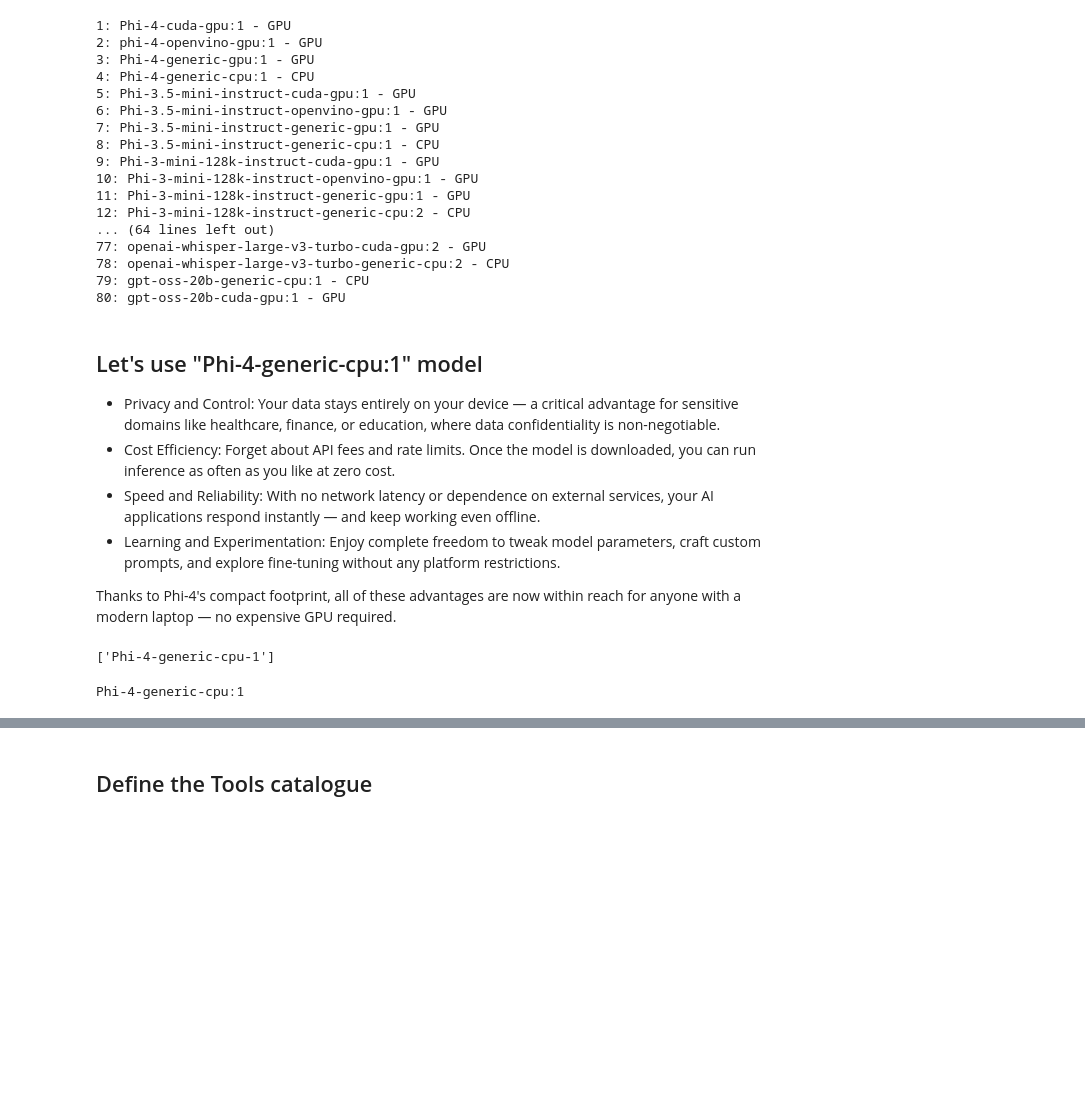
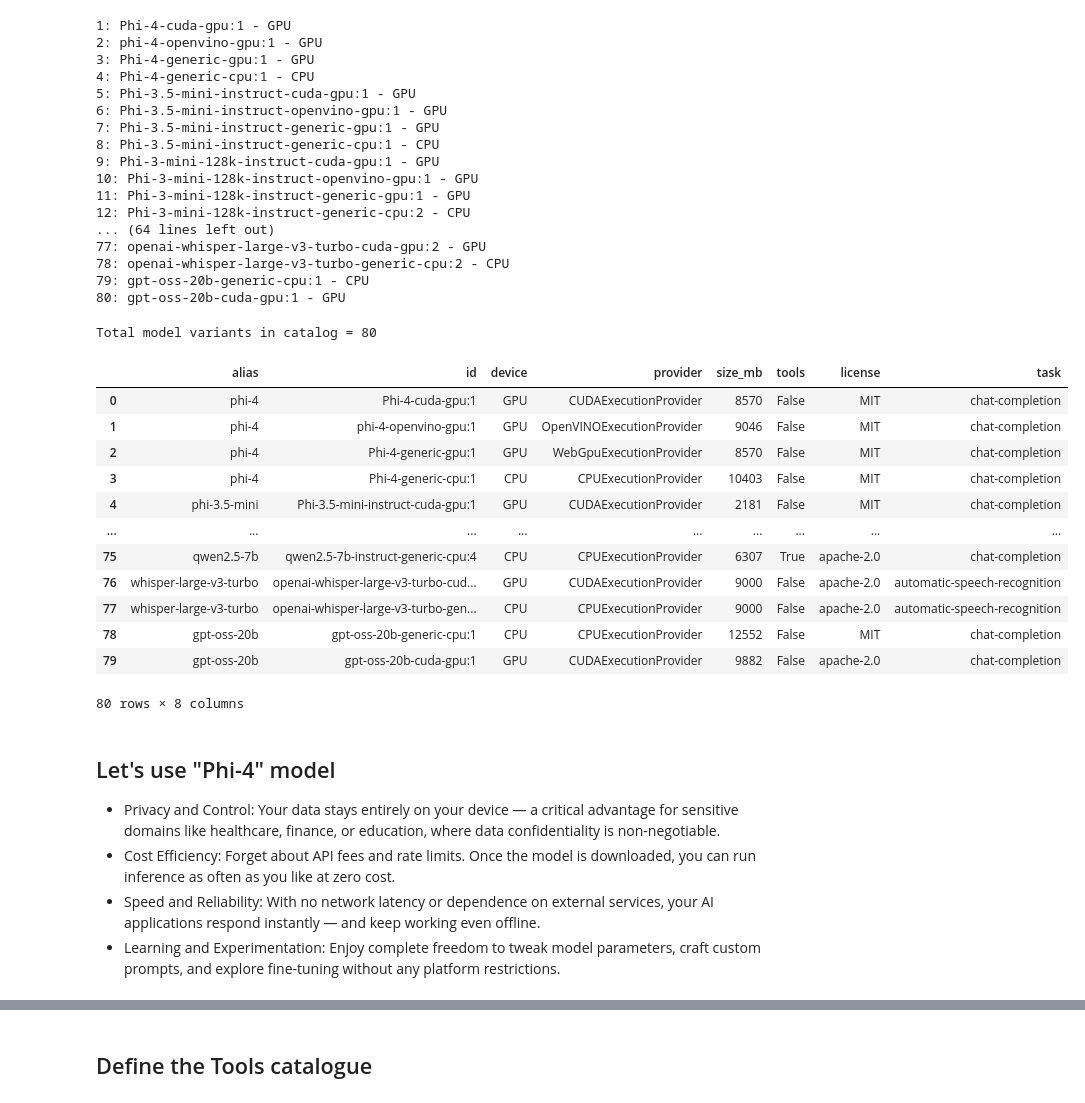
Before and after one commit to retkowsky/foundry-local, a Jupyter notebook: 05 Advanced Function Calling with Foundry Local.ipynb, the cells around one changed output, grey strips where cells are left out. Drawn from its saved outputs; the diff is of its cells as text; code cells hidden in the pictures; blank space fills up the shorter version.

```diff
--- a/05 Advanced Function Calling with Foundry Local.ipynb
+++ b/05 Advanced Function Calling with Foundry Local.ipynb
@@ -130,12 +140,44 @@ for idx, model in enumerate(catalog, start=1):
 78: openai-whisper-large-v3-turbo-generic-cpu:2 - CPU
 79: gpt-oss-20b-generic-cpu:1 - CPU
 80: gpt-oss-20b-cuda-gpu:1 - GPU
+# %%
+def models_to_df(models):
+    """Convert a list of FoundryModelInfo objects into a clean DataFrame."""
+    return pd.DataFrame([{
+        "alias": m.alias,
+        "id": m.id,
+        "device": m.device_type.value,
+        "provider": m.execution_provider,
+        "size_mb": m.file_size_mb,
+        "tools": m.supports_tool_calling,
+        "license": m.license,
+        "task": m.task,
+    } for m in models])
+# %%
+catalog = manager.list_catalog_models()
+print(f"Total model variants in catalog = {len(catalog)}")
+
+df_catalog = models_to_df(catalog)
+df_catalog
+# %% [output]
+Total model variants in catalog = 80
+|  | alias | id | device | provider | size_mb | tools | license | task |
+| 0 | phi-4 | Phi-4-cuda-gpu:1 | GPU | CUDAExecutionProvider | 8570 | False | MIT | chat-completion |
+| 1 | phi-4 | phi-4-openvino-gpu:1 | GPU | OpenVINOExecutionProvider | 9046 | False | MIT | chat-completion |
+| 2 | phi-4 | Phi-4-generic-gpu:1 | GPU | WebGpuExecutionProvider | 8570 | False | MIT | chat-completion |
+| 3 | phi-4 | Phi-4-generic-cpu:1 | CPU | CPUExecutionProvider | 10403 | False | MIT | chat-completion |
+| 4 | phi-3.5-mini | Phi-3.5-mini-instruct-cuda-gpu:1 | GPU | CUDAExecutionProvider | 2181 | False | MIT | chat-completion |
+| ... | ... | ... | ... | ... | ... | ... | ... | ... |
+| 75 | qwen2.5-7b | qwen2.5-7b-instruct-generic-cpu:4 | CPU | CPUExecutionProvider | 6307 | True | apache-2.0 | chat-completion |
+| 76 | whisper-large-v3-turbo | openai-whisper-large-v3-turbo-cud... | GPU | CUDAExecutionProvider | 9000 | False | apache-2.0 | automatic-speech-recognition |
+| 77 | whisper-large-v3-turbo | openai-whisper-large-v3-turbo-gen... | CPU | CPUExecutionProvider | 9000 | False | apache-2.0 | automatic-speech-recognition |
+| 78 | gpt-oss-20b | gpt-oss-20b-generic-cpu:1 | CPU | CPUExecutionProvider | 12552 | False | MIT | chat-completion |
+| 79 | gpt-oss-20b | gpt-oss-20b-cuda-gpu:1 | GPU | CUDAExecutionProvider | 9882 | False | apache-2.0 | chat-completion |
+80 rows × 8 columns
 # %% [markdown]
-## Let's use "Phi-4-generic-cpu:1" model
+## Let's use "Phi-4" model
 
 - Privacy and Control: Your data stays entirely on your device — a critical advantage for sensitive domains like healthcare, finance, or education, where data confidentiality is non-negotiable.
 - Cost Efficiency: Forget about API fees and rate limits. Once the model is downloaded, you can run inference as often as you like at zero cost.
 - Speed and Reliability: With no network latency or dependence on external services, your AI applications respond instantly — and keep working even offline.
 - Learning and Experimentation: Enjoy complete freedom to tweak model parameters, craft custom prompts, and explore fine-tuning without any platform restrictions.
-
-Thanks to Phi-4's compact footprint, all of these advantages are now within reach for anyone with a modern laptop — no expensive GPU required.
@@ -147,8 +183,0 @@ model_id = manager.get_model_info(MODEL_ALIAS).id
-# %%
-os.listdir(os.path.join(manager.get_cache_location(), "Microsoft"))
-# %% [output]
-['Phi-4-generic-cpu-1']
-# %%
-print(model_id)
-# %% [output]
-Phi-4-generic-cpu:1
```
Also changed, not shown: parts of 26 cells of this notebook, 6 other files.
